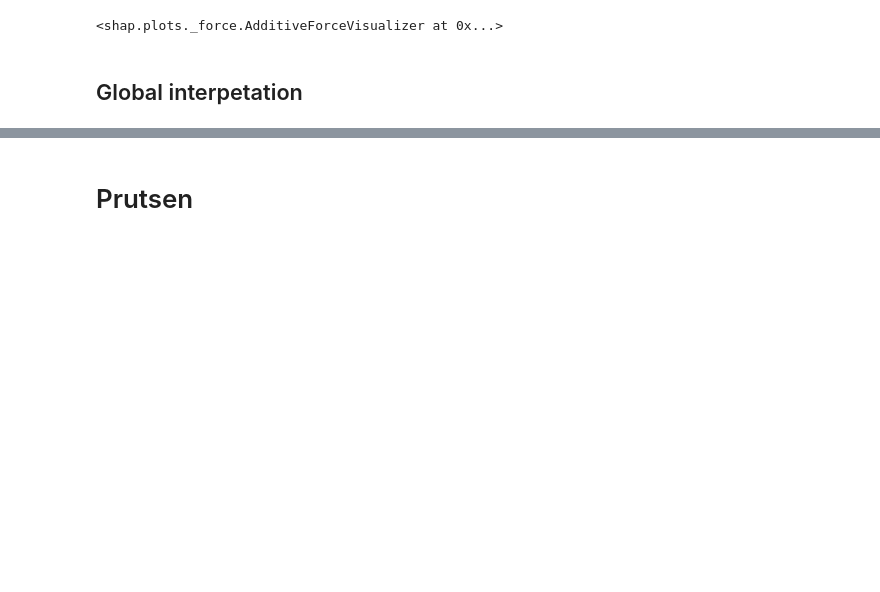
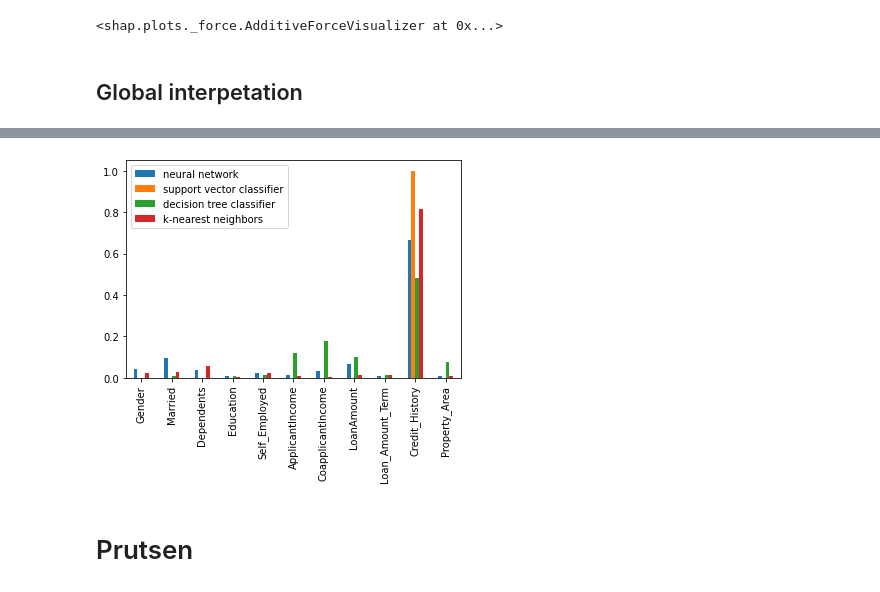
Before and after one commit to GertjanDS/MachineLearning, a Jupyter notebook: classification_loan.ipynb, the cells around one changed output, grey strips where cells are left out. Saved outputs shown, nothing was run; the diff lists cells and outputs as text; code cells hidden in the pictures; blank space fills up the shorter version.

Commit message:
Added SHAP global interpretation

```diff
--- a/classification_loan.ipynb
+++ b/classification_loan.ipynb
@@ -202,12 +200,17 @@ explainers = dict()
 # %%
-model_name = "neural network"
-model = models[model_name]
+explainers = dict()
 
-def nn_predict(X):
-  y_pred = model.predict(X)
-  y_pred = np.reshape(y_pred, X.shape[0])
-  return classify(np.array(y_pred))
+for model_name in models.keys():
+  model = models[model_name]
 
-explainers[model_name] = shap.KernelExplainer(nn_predict, X_train)
+  if model_name == "neural network":
+    def nn_predict(X):
+      y_pred = model.predict(X)
+      y_pred = np.reshape(y_pred, X.shape[0])
+      return classify(np.array(y_pred))
+
+    explainers[model_name] = shap.KernelExplainer(nn_predict, X_train)
+  else:
+    explainers[model_name] = shap.KernelExplainer(model.predict, X_train)
 # %% [output]
 Using 307 background data samples could cause slower run times. Consider using shap.sample(data, K) or shap.kmeans(data, K) to summarize the background as K samples.
@@ -251,3 +236,13 @@ shap.force_plot(explainer.expected_value, shap_test, X_test_df.iloc[idx])
 <shap.plots._force.AdditiveForceVisualizer at 0x...>
 # %% [markdown]
 ## Global interpetation
+# %%
+shap_values_all = dict()
+X_test_df = pd.DataFrame(X_test, columns=feature_names)
+
+for model_name in models.keys():
+    print(model_name)
+    explainer = explainers[model_name]
+
+    shap_values = explainer.shap_values(X_test_df.iloc[:7])
+    shap_values_all[model_name] = shap_values
@@ -254,3 +274,16 @@ shap.force_plot(explainer.expected_value, shap_test, X_test_df.iloc[idx])
+# %%
+shapley_feat_imps = pd.DataFrame(index=feature_names)
+
+for model_name in models.keys():
+  shap_values = shap_values_all[model_name]
+  feat_imps = np.mean(np.abs(shap_values), axis=0)
+  feat_imps /= np.sum(feat_imps)
+  shapley_feat_imps.insert(0, model_name, feat_imps)
+# %%
+shapley_feat_imps.plot.bar()
+plt.show()
+# %% [output]
+[figure, added]
 # %% [markdown]
 # Prutsen
 # %% [markdown]
```
Also changed, not shown: parts of 7 cells of this notebook.
